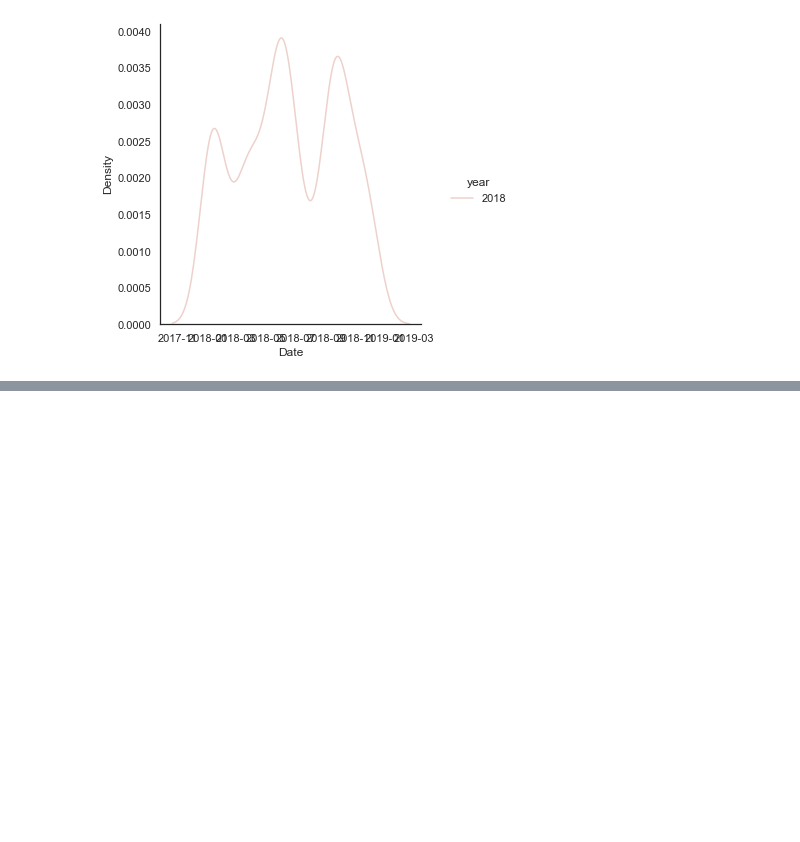
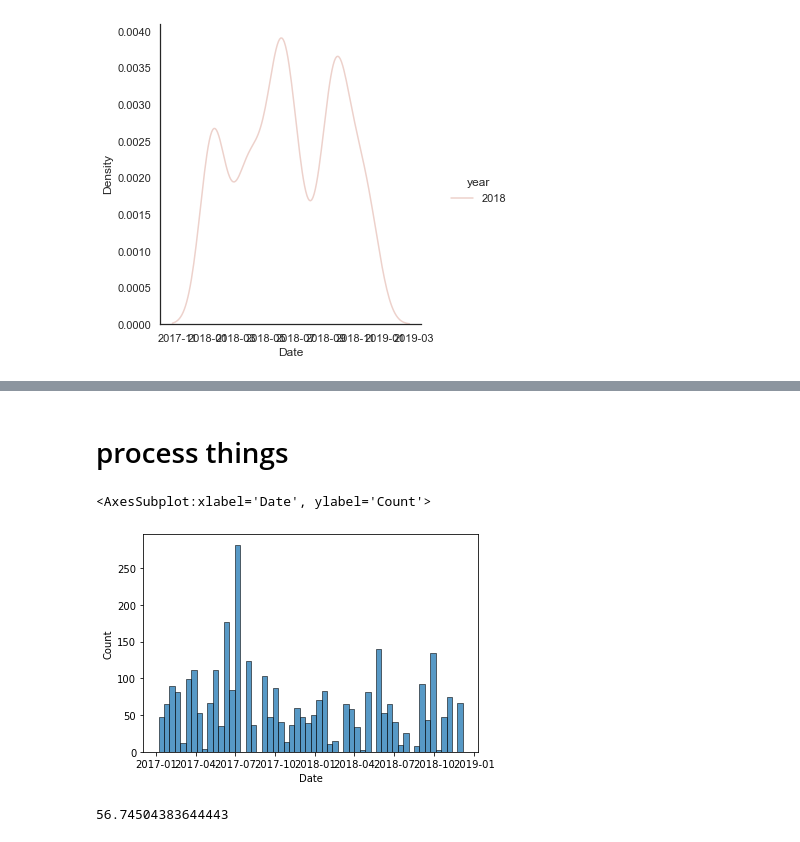
Before and after one commit to datagora-erasme/inspirationFormesDataviz, a Jupyter notebook: process notebook.ipynb, the cells around one changed output, grey strips where cells are left out. Drawn from its saved outputs; the diff is of its cells as text; code cells hidden in the pictures; blank space fills up the shorter version.

```diff
--- a/process notebook.ipynb
+++ b/process notebook.ipynb
@@ -84,0 +79,20 @@ Length: 1270, dtype: datetime64[ns]
+# %% [markdown]
+# process things
+# %%
+import pandas as pd
+
+df = pd.read_csv("processed_data.csv")
+df["Date"] = pd.to_datetime(df["Date"])
+# %%
+import seaborn as sns
+import numpy as np
+
+
+sns.histplot(data=df["Date"], stat="count", bins=int(np.sqrt(df.shape[0])))
+# %% [output]
+<AxesSubplot:xlabel='Date', ylabel='Count'>
+[figure, added]
+# %%
+np.sqrt(df.shape[0])
+# %% [output]
+56.74504383644443
```
Also changed, not shown: parts of 10 cells of this notebook, 13 other files.
